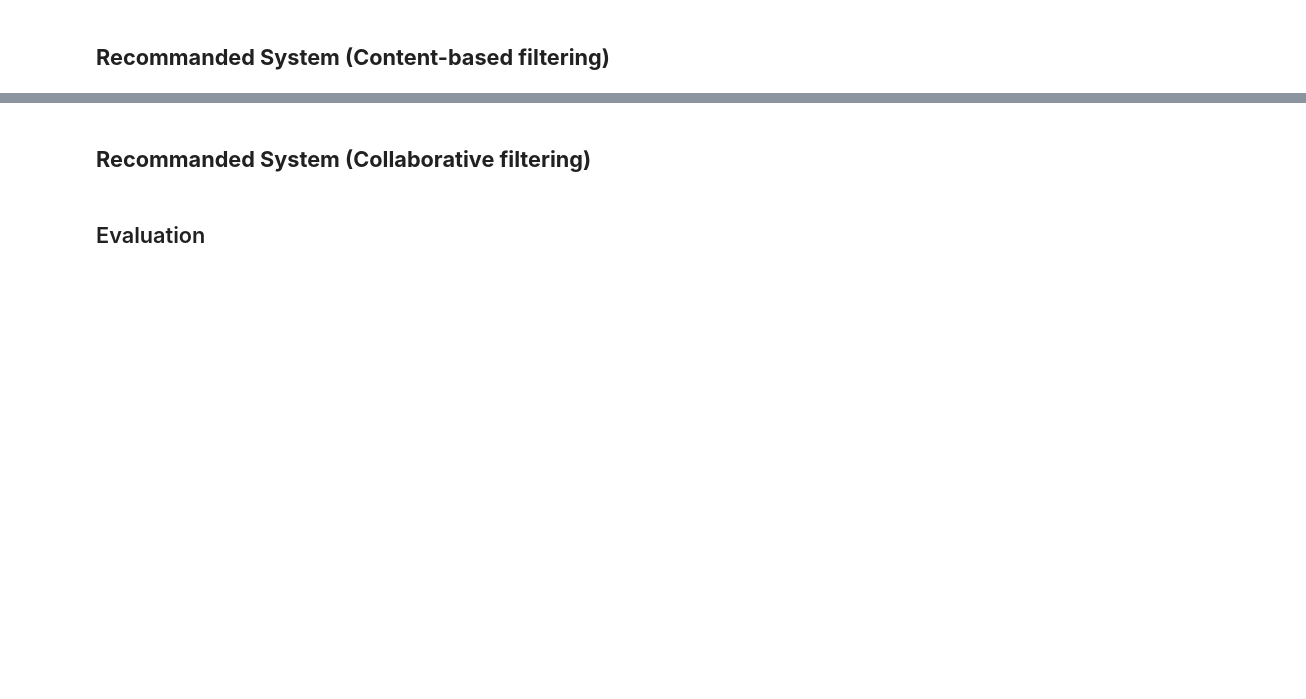
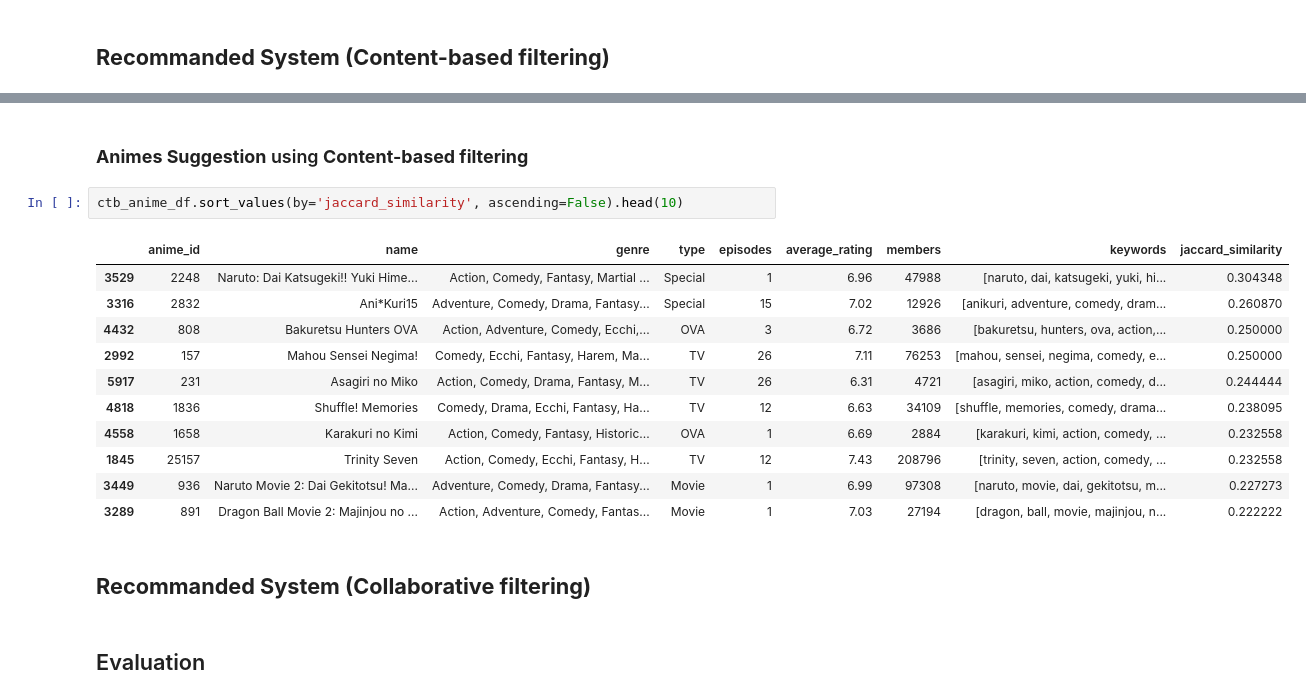
Before and after one commit to phukphoom/anime-recommander-system, a Jupyter notebook: AnimeRecommenderSystem/anime.ipynb, the cells around one changed output, grey strips where cells are left out. Cells and saved outputs as stored; diff of their text form; blank space fills up the shorter version.

Commit message:
feat: implement content based filtering

```diff
--- a/AnimeRecommenderSystem/anime.ipynb
+++ b/AnimeRecommenderSystem/anime.ipynb
@@ -345,3 +515,19 @@ plt_1.set_xticklabels(plt_1.get_xticklabels(), rotation=90)
+# %% [markdown]
+### **Animes Suggestion** using **Content-based filtering**
+# %%
+ctb_anime_df.sort_values(by='jaccard_similarity', ascending=False).head(10)
+# %% [output]
+|  | anime_id | name | genre | type | episodes | average_rating | members | keywords | jaccard_similarity |
+| 3529 | 2248 | Naruto: Dai Katsugeki!! Yuki Hime... | Action, Comedy, Fantasy, Martial ... | Special | 1 | 6.96 | 47988 | [naruto, dai, katsugeki, yuki, hi... | 0.304348 |
+| 3316 | 2832 | Ani*Kuri15 | Adventure, Comedy, Drama, Fantasy... | Special | 15 | 7.02 | 12926 | [anikuri, adventure, comedy, dram... | 0.260870 |
+| 4432 | 808 | Bakuretsu Hunters OVA | Action, Adventure, Comedy, Ecchi,... | OVA | 3 | 6.72 | 3686 | [bakuretsu, hunters, ova, action,... | 0.250000 |
+| 2992 | 157 | Mahou Sensei Negima! | Comedy, Ecchi, Fantasy, Harem, Ma... | TV | 26 | 7.11 | 76253 | [mahou, sensei, negima, comedy, e... | 0.250000 |
+| 5917 | 231 | Asagiri no Miko | Action, Comedy, Drama, Fantasy, M... | TV | 26 | 6.31 | 4721 | [asagiri, miko, action, comedy, d... | 0.244444 |
+| 4818 | 1836 | Shuffle! Memories | Comedy, Drama, Ecchi, Fantasy, Ha... | TV | 12 | 6.63 | 34109 | [shuffle, memories, comedy, drama... | 0.238095 |
+| 4558 | 1658 | Karakuri no Kimi | Action, Comedy, Fantasy, Historic... | OVA | 1 | 6.69 | 2884 | [karakuri, kimi, action, comedy, ... | 0.232558 |
+| 1845 | 25157 | Trinity Seven | Action, Comedy, Ecchi, Fantasy, H... | TV | 12 | 7.43 | 208796 | [trinity, seven, action, comedy, ... | 0.232558 |
+| 3449 | 936 | Naruto Movie 2: Dai Gekitotsu! Ma... | Adventure, Comedy, Drama, Fantasy... | Movie | 1 | 6.99 | 97308 | [naruto, movie, dai, gekitotsu, m... | 0.227273 |
+| 3289 | 891 | Dragon Ball Movie 2: Majinjou no ... | Action, Adventure, Comedy, Fantas... | Movie | 1 | 7.03 | 27194 | [dragon, ball, movie, majinjou, n... | 0.222222 |
 # %% [markdown]
 ## **Recommanded System (Collaborative filtering)**
 # %% [markdown]
```
Also changed, not shown: parts of 29 cells of this notebook, 1 other file.
